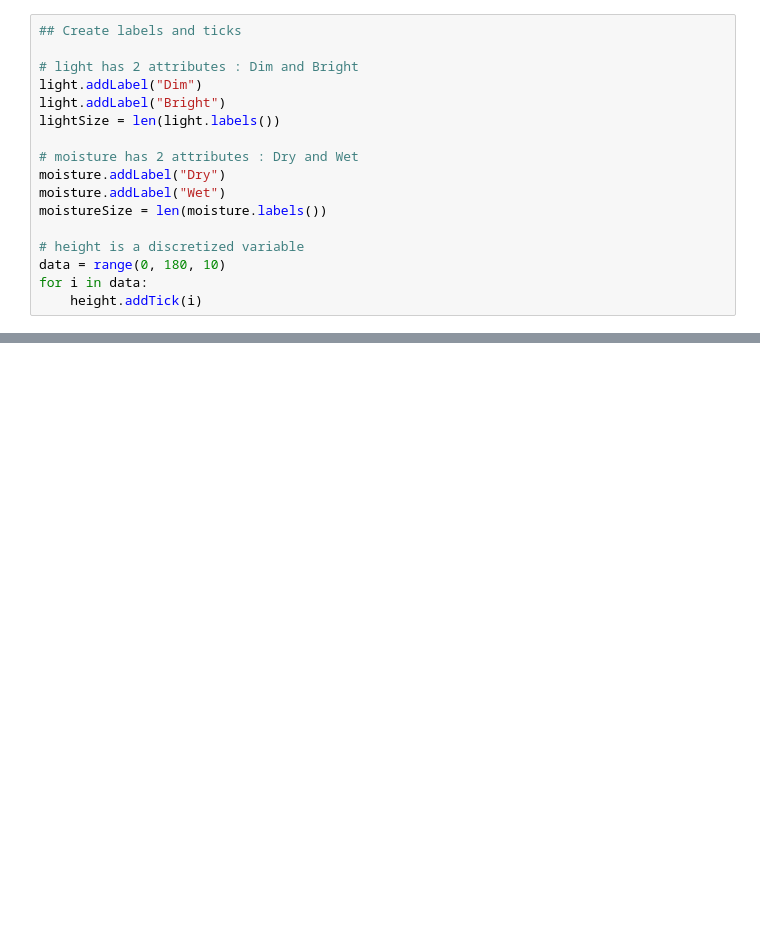
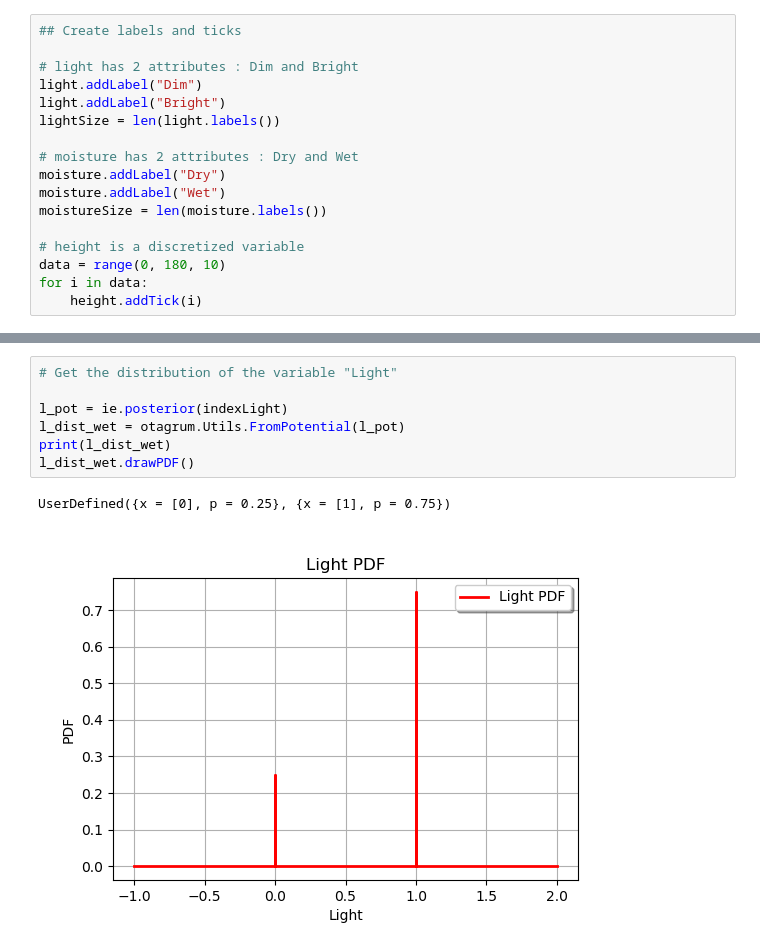
Before and after one commit to openturns/otagrum, a Jupyter notebook: python/doc/examples/plant_growth.ipynb, the cells around one changed output, grey strips where cells are left out. Drawn from its saved outputs; the diff is of its cells as text; blank space fills up the shorter version.

```diff
--- a/python/doc/examples/plant_growth.ipynb
+++ b/python/doc/examples/plant_growth.ipynb
@@ -92,0 +194,10 @@ desc [Height,Light,Moisture]
+# %%
+# Get the distribution of the variable "Light"
+
+l_pot = ie.posterior(indexLight)
+l_dist_wet = otagrum.Utils.FromPotential(l_pot)
+print(l_dist_wet)
+l_dist_wet.drawPDF()
+# %% [output]
+UserDefined({x = [0], p = 0.25}, {x = [1], p = 0.75})
+[figure, added]
```
Also changed, not shown: parts of 17 cells of this notebook.
